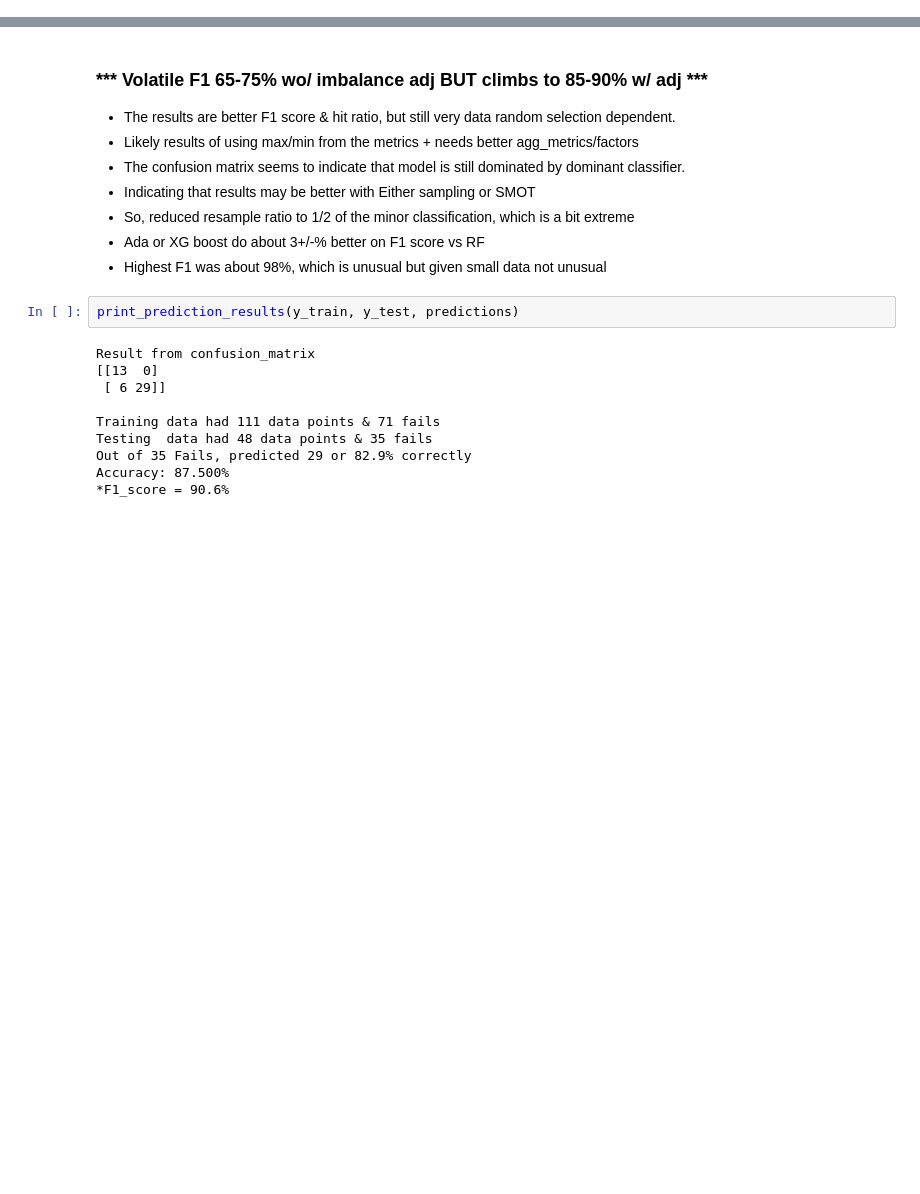
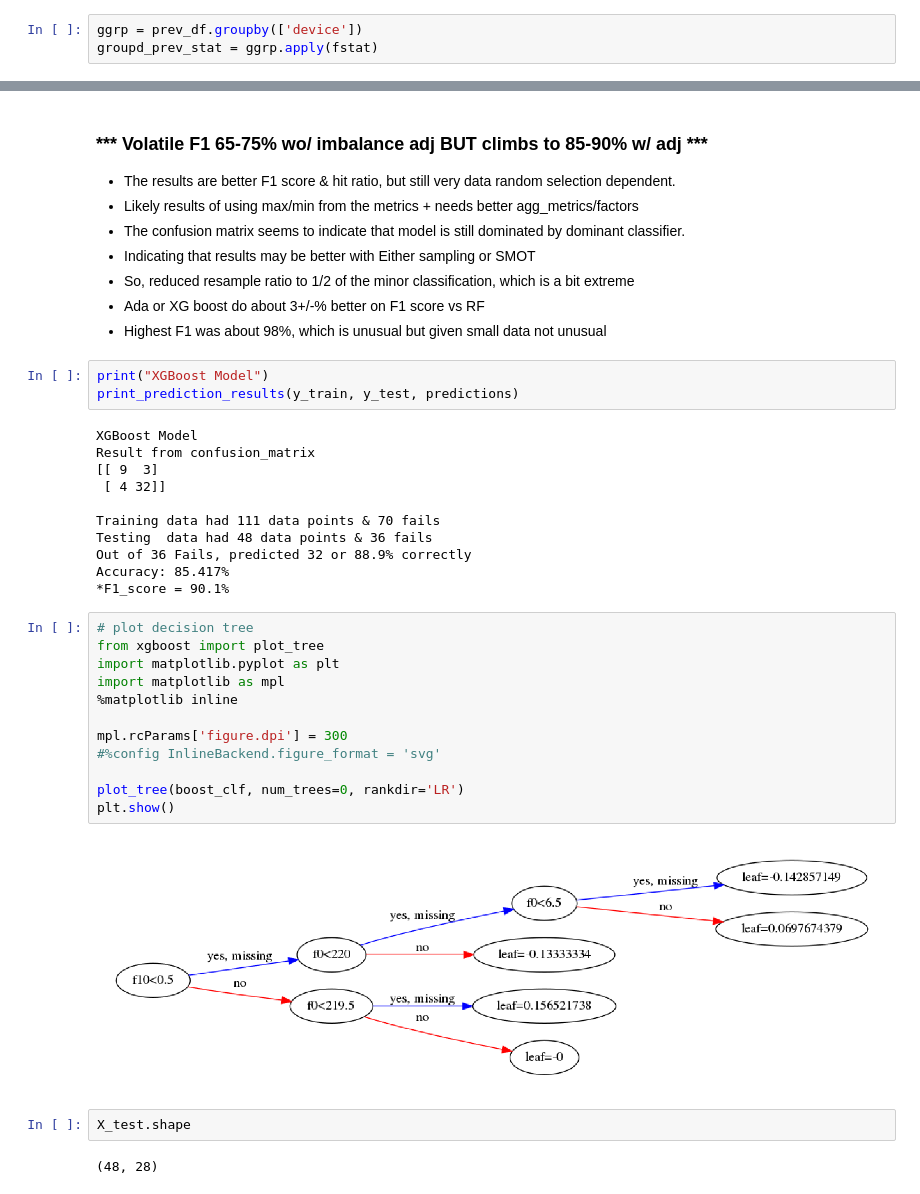
Before and after one commit to yelled1/AmzTask, a Jupyter notebook: Analytics.ipynb, the cells around one changed output, grey strips where cells are left out. Saved outputs shown, nothing was run; the diff lists cells and outputs as text; blank space fills up the shorter version.

```diff
--- a/Analytics.ipynb
+++ b/Analytics.ipynb
@@ -73,3 +43,6 @@ groupd_prev_stat = ggrp.apply(f)
+# %%
+ggrp = prev_df.groupby(['device'])
+groupd_prev_stat = ggrp.apply(fstat)
 # %% [markdown]
 ### Split the data into Train & Test, then use Random Forest to Predict
 #### Not sure RF is a good model as results are volatile
@@ -138,14 +106,34 @@ Distribution after  imbalancing: Counter({True: 106, False: 53})
 - Ada or XG boost do about 3+/-% better on F1 score vs RF
 - Highest F1 was about 98%, which is unusual but given small data not unusual
 # %%
+print("XGBoost Model")
 print_prediction_results(y_train, y_test, predictions)
 # %% [output]
+XGBoost Model
 Result from confusion_matrix
-[[13  0]
- [ 6 29]]
+[[ 9  3]
+ [ 4 32]]
 
-Training data had 111 data points & 71 fails
-Testing  data had 48 data points & 35 fails
-Out of 35 Fails, predicted 29 or 82.9% correctly
-Accuracy: 87.500%
-*F1_score = 90.6%
+Training data had 111 data points & 70 fails
+Testing  data had 48 data points & 36 fails
+Out of 36 Fails, predicted 32 or 88.9% correctly
+Accuracy: 85.417%
+*F1_score = 90.1%
+# %%
+# plot decision tree
+from xgboost import plot_tree
+import matplotlib.pyplot as plt
+import matplotlib as mpl
+%matplotlib inline
+
+mpl.rcParams['figure.dpi'] = 300
+#%config InlineBackend.figure_format = 'svg'
+
+plot_tree(boost_clf, num_trees=0, rankdir='LR')
+plt.show()
+# %% [output]
+[figure, added]
+# %%
+X_test.shape
+# %% [output]
+(48, 28)
```
Also changed, not shown: parts of 7 cells of this notebook, 1 other file.
